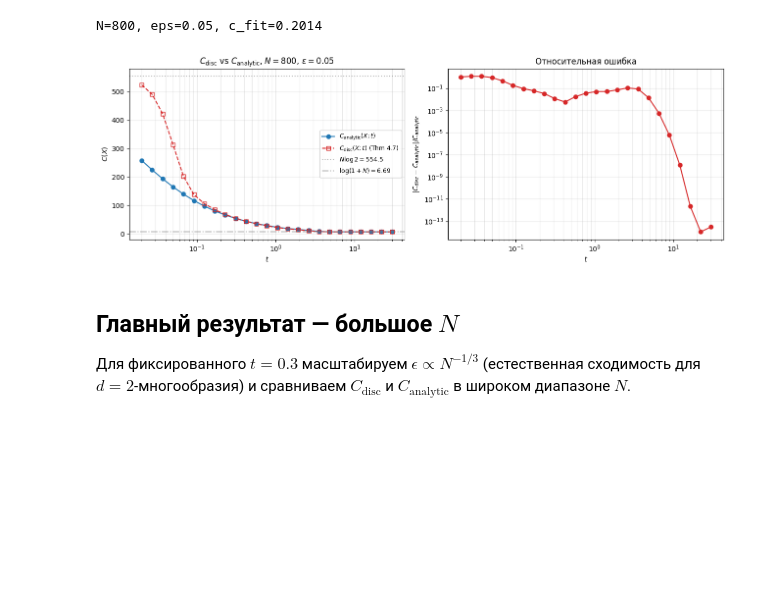
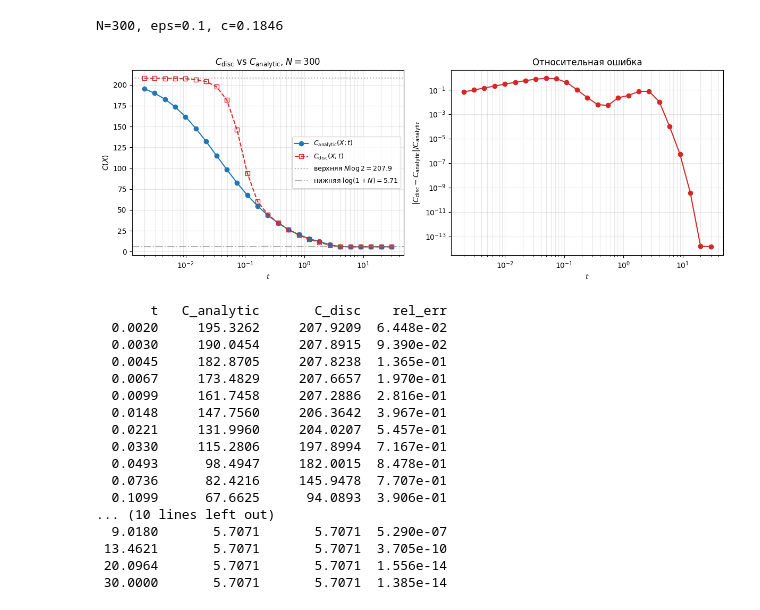
Before and after one commit to intsystems/2026-Project-211, a Jupyter notebook: code/experiments/exp2.ipynb, the cells around one changed output. Cells and saved outputs as stored; diff of their text form; code cells hidden in the pictures; blank space fills up the shorter version.

```diff
--- a/code/experiments/exp2.ipynb
+++ b/code/experiments/exp2.ipynb
@@ -169,42 +183,59 @@ N=1200, eps=0.035, c_fit=0.2039  (theor 1/4 = 0.25)
 # %%
-N, eps = 800, 0.05
+N, eps = 300, 0.10
 X = sample_sphere_uniform(N, np.random.default_rng(7))
-lam, U = thm47_operator(X, eps)
-c = fit_prefactor(lam)
-print(f"N={N}, eps={eps}, c_fit={c:.4f}")
+L_sym = berry_sauer(X, eps)
+c = fit_prefactor(L_sym)
+L_calib = L_sym / c
+print(f"N={N}, eps={eps}, c={c:.4f}")
 
-ts = np.geomspace(0.02, 30.0, 25)
+ts = np.geomspace(2e-3, 30.0, 25)
 C_an, C_dc = [], []
 for t in ts:
     K_an = normalise_diag(heat_kernel_S2(X, X, t))
-    K_dc = normalise_diag(discrete_heat_kernel(lam / c, U, t))
+    K_dc = normalise_diag(discrete_heat_kernel(L_calib, t))
     C_an.append(complexity(K_an))
     C_dc.append(complexity(K_dc))
 C_an = np.array(C_an); C_dc = np.array(C_dc)
 
-fig, axes = plt.subplots(1, 2, figsize=(13, 4.5))
+fig, axes = plt.subplots(1, 2, figsize=(12, 4.5))
 ax = axes[0]
 ax.plot(ts, C_an, 'o-', color='C0', label=r'$C_{\mathrm{analytic}}(X; t)$')
-ax.plot(ts, C_dc, 's--', color='C3', mfc='none',
-        label=r'$C_{\mathrm{disc}}(X; t)$ (Thm 4.7)')
-ax.axhline(N * np.log(2), color='gray', ls=':', alpha=0.6, label=fr'$N\log 2 = {N*np.log(2):.1f}$')
-ax.axhline(np.log(1 + N), color='gray', ls='-.', alpha=0.6, label=fr'$\log(1+N) = {np.log(1+N):.2f}$')
+ax.plot(ts, C_dc, 's--', color='C3', mfc='none', label=r'$C_{\mathrm{disc}}(X; t)$')
+ax.axhline(N * np.log(2), color='gray', ls=':', alpha=0.6, label=fr'верхняя $N\log 2 = {N*np.log(2):.1f}$')
+ax.axhline(np.log(1 + N), color='gray', ls='-.', alpha=0.6, label=fr'нижняя $\log(1+N) = {np.log(1+N):.2f}$')
 ax.set_xscale('log')
 ax.set_xlabel(r'$t$'); ax.set_ylabel(r'$C(X)$')
-ax.set_title(fr'$C_{{\mathrm{{disc}}}}$ vs $C_{{\mathrm{{analytic}}}}$, $N={N}$, $\epsilon={eps}$')
-ax.legend(fontsize=9, loc='center right'); ax.grid(True, alpha=0.3, which='both')
+ax.set_title(fr'$C_{{\mathrm{{disc}}}}$ vs $C_{{\mathrm{{analytic}}}}$, $N={N}$')
+ax.legend(fontsize=9); ax.grid(True, alpha=0.3, which='both')
 
 ax = axes[1]
-ax.plot(ts, np.abs(C_dc - C_an) / np.maximum(C_an, 1e-9), 'o-', color='C3')
+ax.plot(ts, np.abs(C_dc - C_an) / C_an, 'o-', color='C3')
 ax.set_xscale('log'); ax.set_yscale('log')
 ax.set_xlabel(r'$t$'); ax.set_ylabel(r'$|C_{\mathrm{disc}} - C_{\mathrm{analytic}}|/C_{\mathrm{analytic}}$')
 ax.set_title('Относительная ошибка')
 ax.grid(True, alpha=0.3, which='both')
 plt.tight_layout(); plt.show()
+
+print(f"\n{'t':>8} {'C_analytic':>12} {'C_disc':>12} {'rel_err':>10}")
+for t, ca, cd in zip(ts, C_an, C_dc):
+    print(f"{t:>8.4f} {ca:>12.4f} {cd:>12.4f} {abs(cd-ca)/ca:>10.3e}")
 # %% [output]
-N=800, eps=0.05, c_fit=0.2014
+N=300, eps=0.1, c=0.1846
-[figure, old version]
+[figure, new version]
+       t   C_analytic       C_disc    rel_err
+  0.0020     195.3262     207.9209  6.448e-02
+  0.0030     190.0454     207.8915  9.390e-02
+  0.0045     182.8705     207.8238  1.365e-01
+  0.0067     173.4829     207.6657  1.970e-01
+  0.0099     161.7458     207.2886  2.816e-01
+  0.0148     147.7560     206.3642  3.967e-01
+  0.0221     131.9960     204.0207  5.457e-01
+  0.0330     115.2806     197.8994  7.167e-01
+  0.0493      98.4947     182.0015  8.478e-01
+  0.0736      82.4216     145.9478  7.707e-01
+  0.1099      67.6625      94.0893  3.906e-01
+... (10 lines left out)
+  9.0180       5.7071       5.7071  5.290e-07
+ 13.4621       5.7071       5.7071  3.705e-10
+ 20.0964       5.7071       5.7071  1.556e-14
+ 30.0000       5.7071       5.7071  1.385e-14
-# %% [markdown]
-## Главный результат — большое $N$
-
-Для фиксированного $t=0.3$ масштабируем $\epsilon\propto N^{-1/3}$ (естественная сходимость для $d=2$-многообразия) и сравниваем $C_{\mathrm{disc}}$ и $C_{\mathrm{analytic}}$ в широком диапазоне $N$.
```
Also changed, not shown: parts of 17 cells of this notebook.
